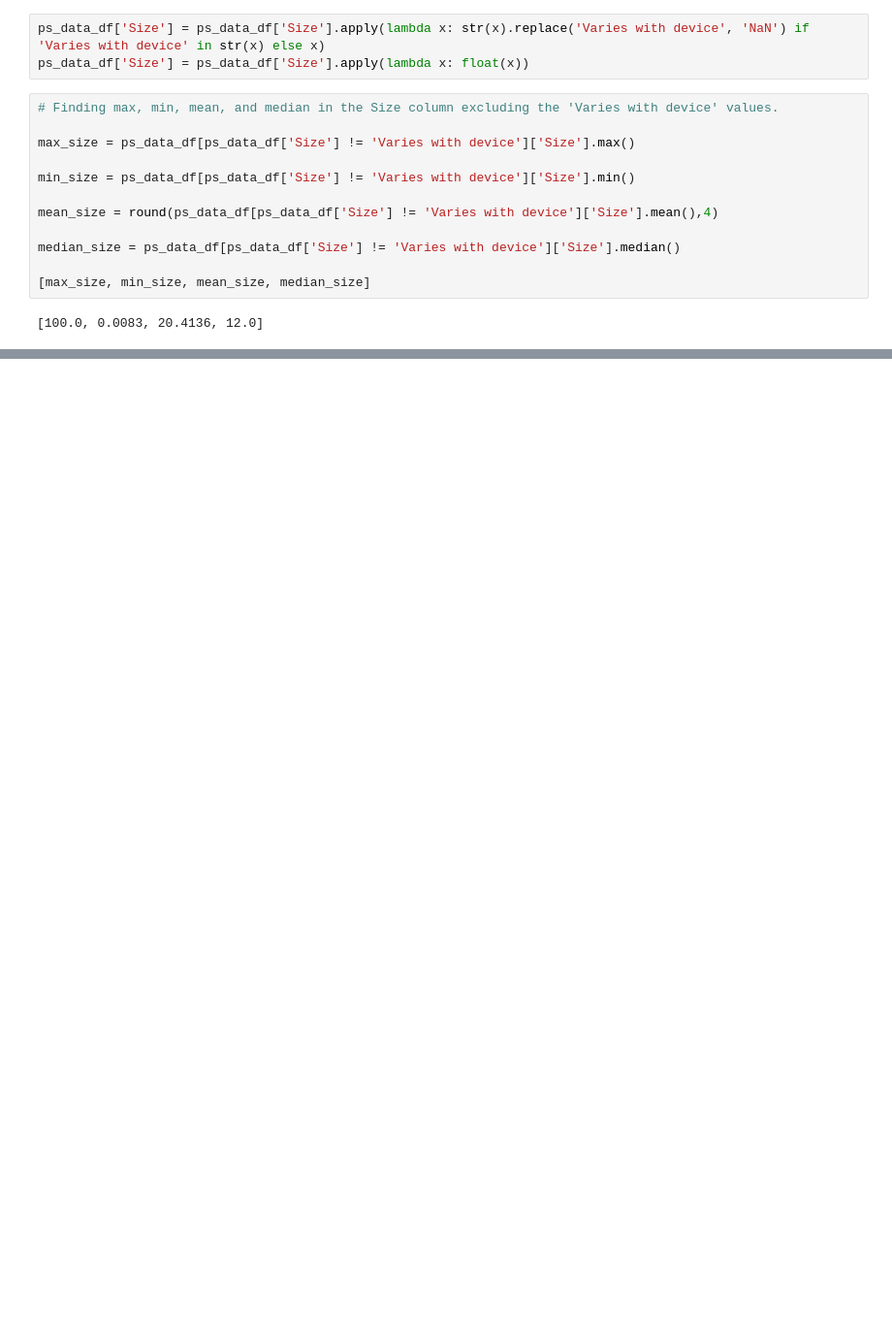
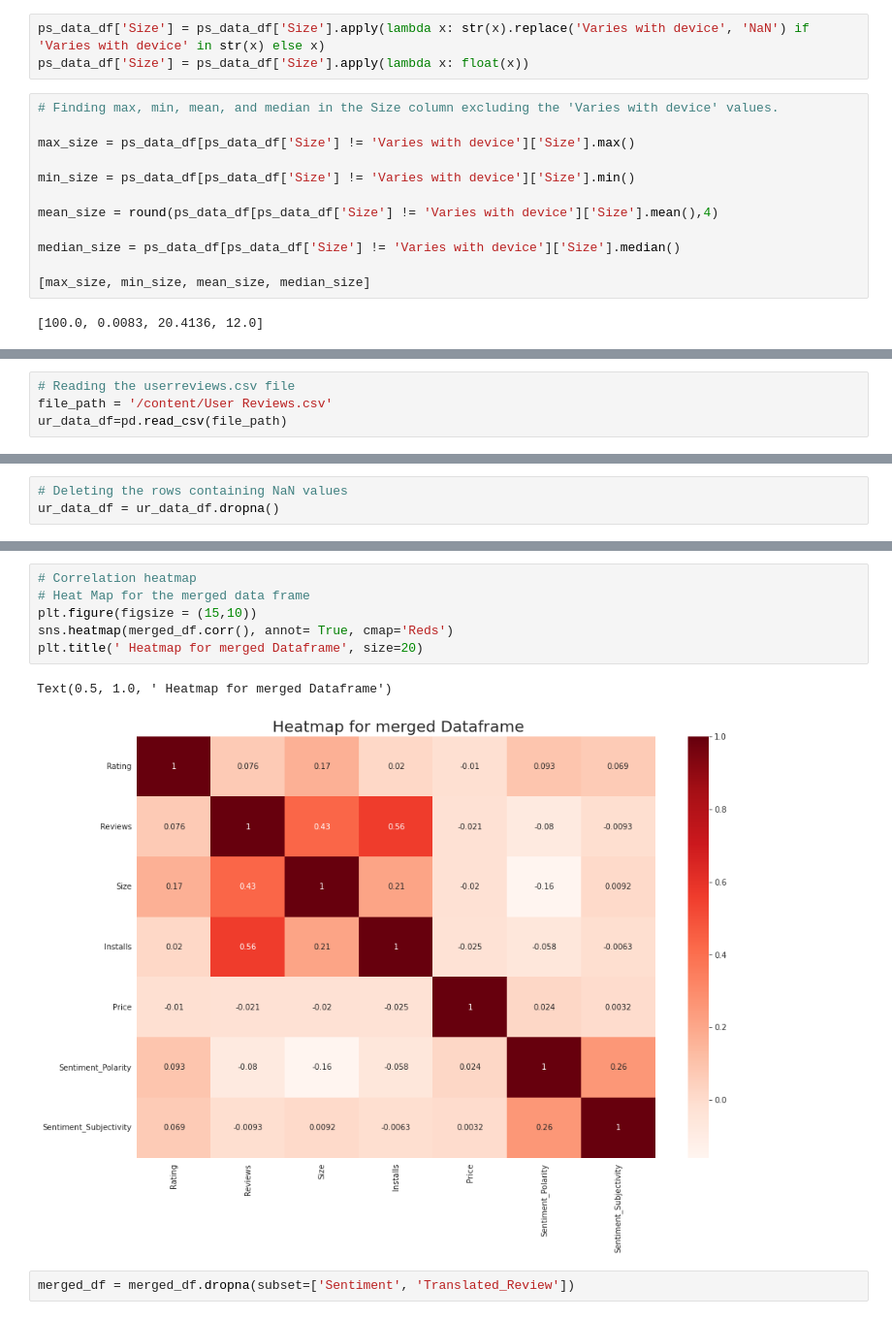
Before and after one commit to KushalChakraborty1995/Play_Store_App_Review_Analysis, a Jupyter notebook: Copy_of_Play_Store_App_Review_Analysis_Capstone_Project_by_kushal.ipynb, the cells around one changed output, grey strips where cells are left out. Shown at 97% size. Saved outputs shown, nothing was run; the diff lists cells and outputs as text; blank space fills up the shorter version.

```diff
--- a/Copy_of_Play_Store_App_Review_Analysis_Capstone_Project_by_kushal.ipynb
+++ b/Copy_of_Play_Store_App_Review_Analysis_Capstone_Project_by_kushal.ipynb
@@ -523,0 +571,4 @@ median_size = ps_data_df[ps_data_df['Size'] != 'Varies with device']['Size'].med
+# %%
+# Reading the userreviews.csv file
+file_path = '/content/User Reviews.csv'
+ur_data_df=pd.read_csv(file_path)
@@ -523,0 +668,3 @@ median_size = ps_data_df[ps_data_df['Size'] != 'Varies with device']['Size'].med
+# %%
+# Deleting the rows containing NaN values
+ur_data_df = ur_data_df.dropna()
@@ -523,0 +748,11 @@ median_size = ps_data_df[ps_data_df['Size'] != 'Varies with device']['Size'].med
+# %%
+# Correlation heatmap
+# Heat Map for the merged data frame
+plt.figure(figsize = (15,10))
+sns.heatmap(merged_df.corr(), annot= True, cmap='Reds')
+plt.title(' Heatmap for merged Dataframe', size=20)
+# %% [output]
+Text(0.5, 1.0, ' Heatmap for merged Dataframe')
+[figure, added]
+# %%
+merged_df = merged_df.dropna(subset=['Sentiment', 'Translated_Review'])
```
Also changed, not shown: parts of 66 cells of this notebook.
